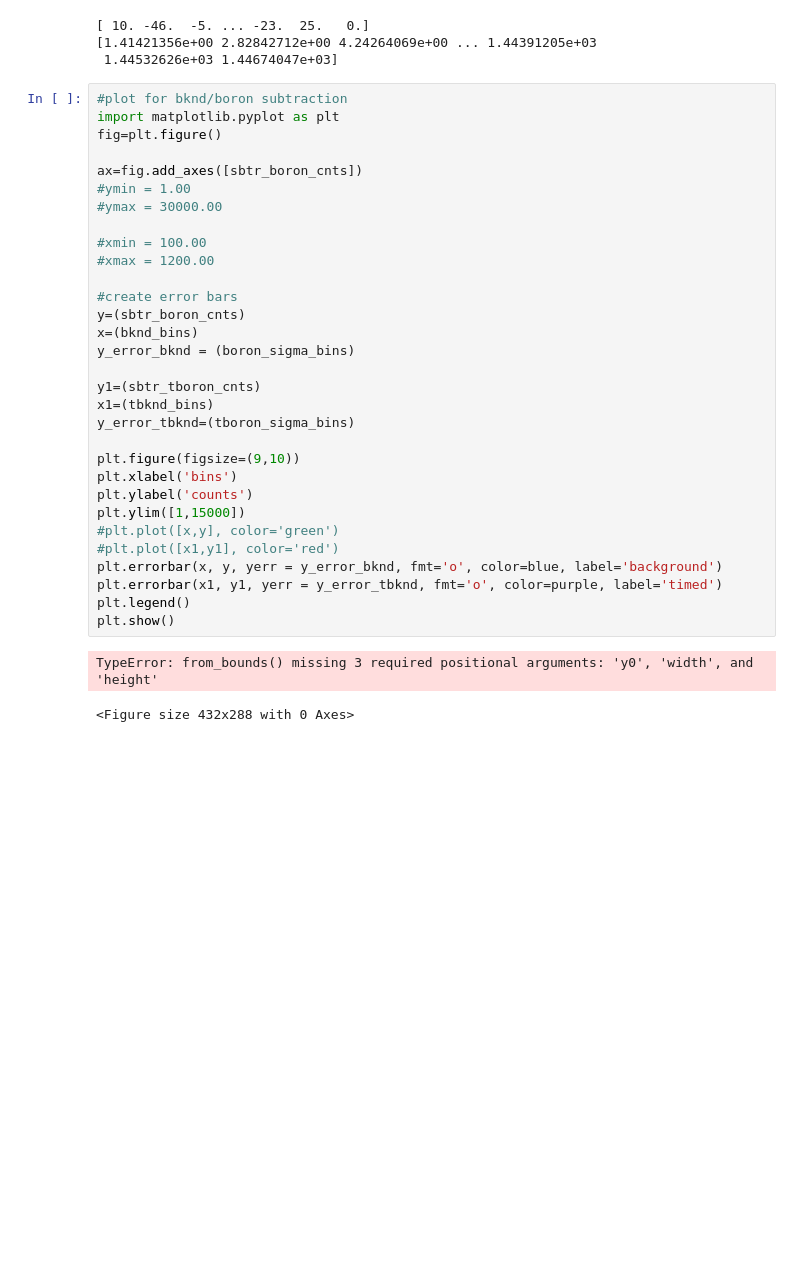
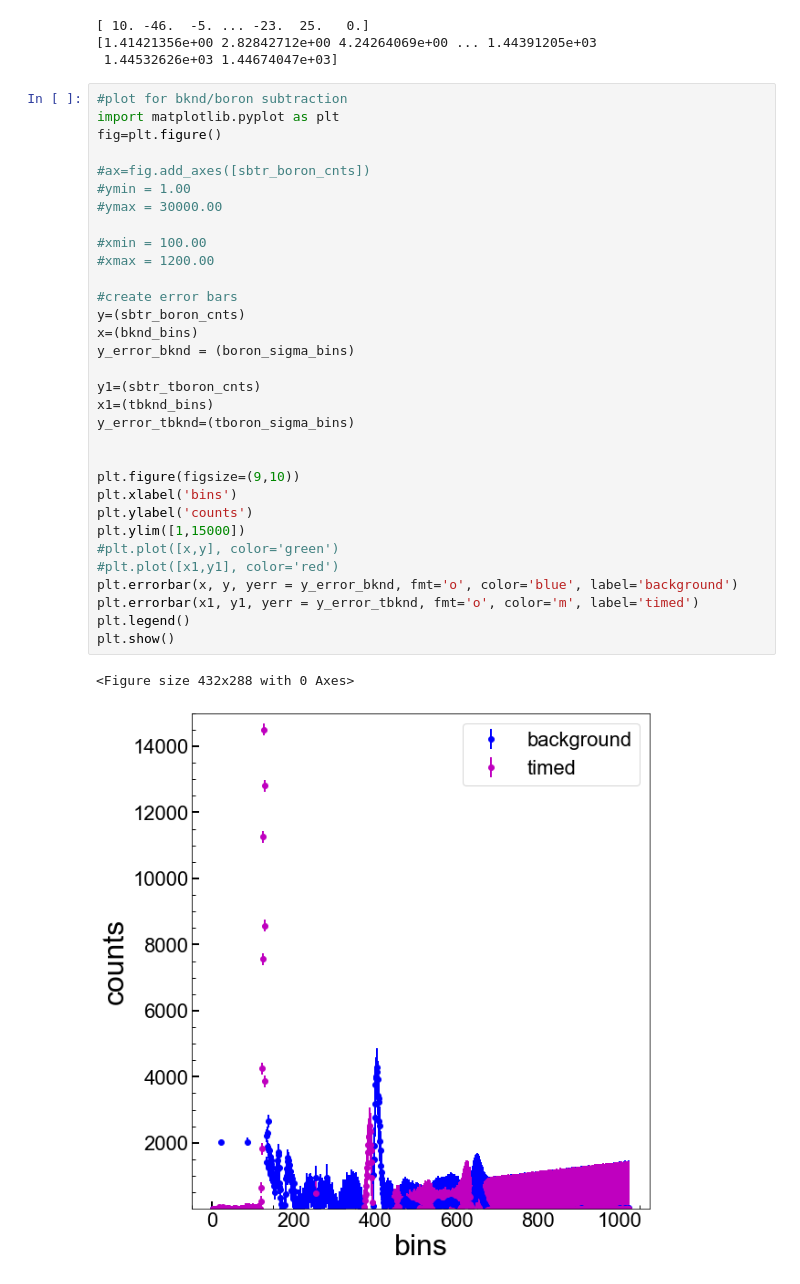
Before and after one commit to villano-lab/Boron-Absorption, a Jupyter notebook: therm-neut-meas/spectral-subtraction_AK.ipynb, the cells around one changed output. Drawn from its saved outputs; the diff is of its cells as text; blank space fills up the shorter version.

Commit message:
Update spectral-subtraction_AK.ipynb
Error plot without subtraction plot.

```diff
--- a/therm-neut-meas/spectral-subtraction_AK.ipynb
+++ b/therm-neut-meas/spectral-subtraction_AK.ipynb
@@ -444,34 +444,35 @@ print (boron_sigma_bins)
 # %%
 #plot for bknd/boron subtraction
 import matplotlib.pyplot as plt
 fig=plt.figure()
 
-ax=fig.add_axes([sbtr_boron_cnts])
+#ax=fig.add_axes([sbtr_boron_cnts])
 #ymin = 1.00
 #ymax = 30000.00
 
 #xmin = 100.00
 #xmax = 1200.00
 
 #create error bars
 y=(sbtr_boron_cnts)
 x=(bknd_bins)
 y_error_bknd = (boron_sigma_bins)
 
 y1=(sbtr_tboron_cnts)
 x1=(tbknd_bins)
 y_error_tbknd=(tboron_sigma_bins)
 
+
 plt.figure(figsize=(9,10))
 plt.xlabel('bins')
 plt.ylabel('counts')
 plt.ylim([1,15000])
 #plt.plot([x,y], color='green')
 #plt.plot([x1,y1], color='red')
-plt.errorbar(x, y, yerr = y_error_bknd, fmt='o', color=blue, label='background')
-plt.errorbar(x1, y1, yerr = y_error_tbknd, fmt='o', color=purple, label='timed')
+plt.errorbar(x, y, yerr = y_error_bknd, fmt='o', color='blue', label='background')
+plt.errorbar(x1, y1, yerr = y_error_tbknd, fmt='o', color='m', label='timed')
 plt.legend()
 plt.show()
 # %% [output]
-TypeError: from_bounds() missing 3 required positional arguments: 'y0', 'width', and 'height'
+<Figure size 432x288 with 0 Axes>
-<Figure size 432x288 with 0 Axes>
+[figure, added]
```
Also changed, not shown: parts of 1 cell of this notebook.
